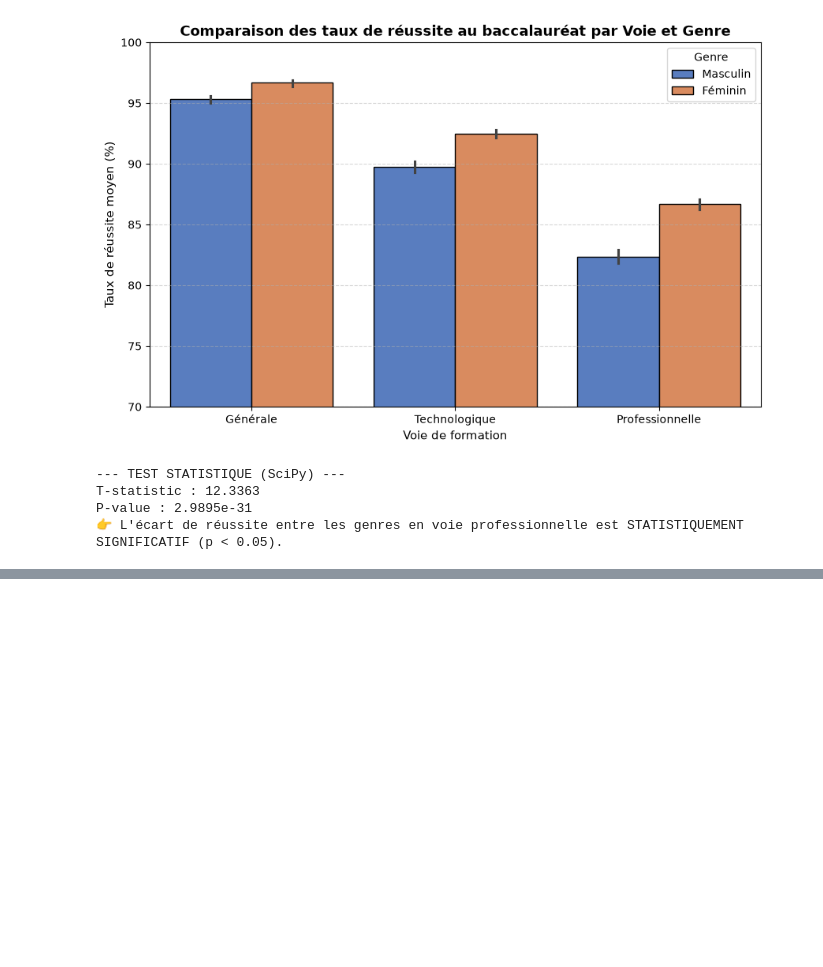
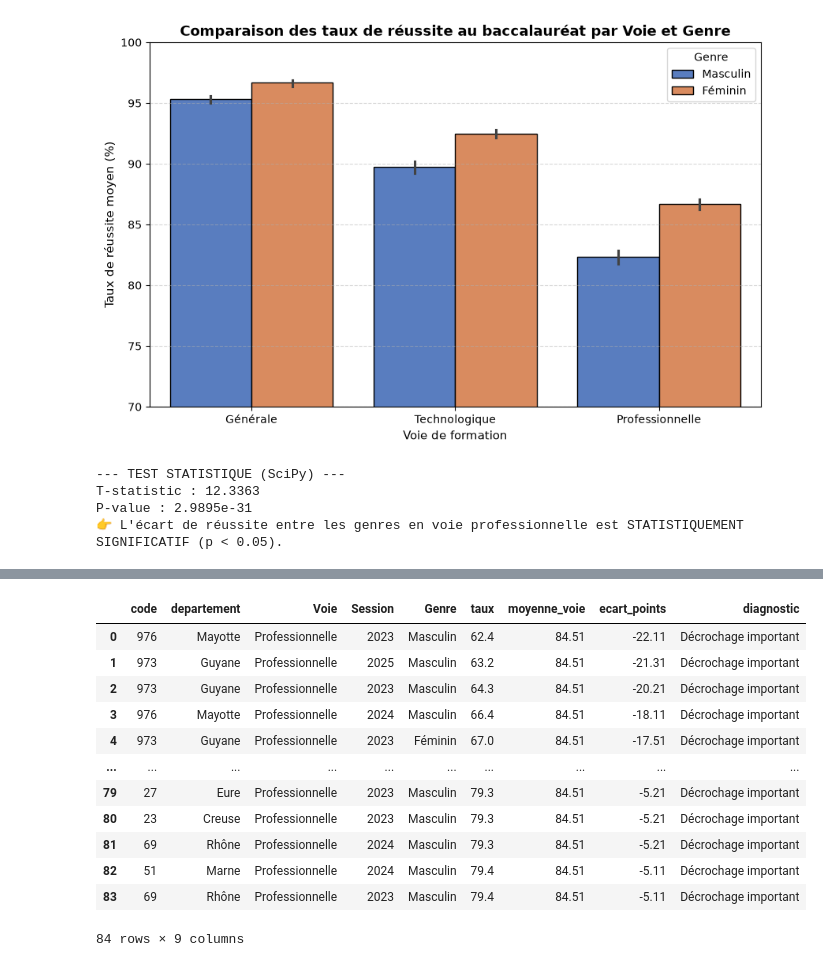
Before and after one commit to WarletAnthony/Analyse-du-taux-de-reussite-au-Baccalaureat, a Jupyter notebook: analyse_baccalaureat_departement.ipynb, the cells around one changed output, grey strips where cells are left out. Cells and saved outputs as stored; diff of their text form; code cells hidden in the pictures; blank space fills up the shorter version.

```diff
--- a/analyse_baccalaureat_departement.ipynb
+++ b/analyse_baccalaureat_departement.ipynb
@@ -280,0 +309,39 @@ P-value : 2.9895e-31
+# %%
+query = """
+SELECT
+    "Code département" AS code,
+    "Libellé département" AS departement,
+    "Voie",
+    "Session",
+    "Genre",
+    "Taux de réussite à l'examen" AS taux,
+    ROUND(AVG("Taux de réussite à l'examen") OVER(PARTITION BY "Voie"), 2) AS moyenne_voie,
+    ROUND("Taux de réussite à l'examen" - AVG("Taux de réussite à l'examen") OVER(PARTITION BY "Voie"), 2) AS ecart_points,
+    CASE
+        WHEN "Taux de réussite à l'examen" - AVG("Taux de réussite à l'examen") OVER(PARTITION BY "Voie") < -5 THEN 'Décrochage important'
+        WHEN "Taux de réussite à l'examen" - AVG("Taux de réussite à l'examen") OVER(PARTITION BY "Voie") <= -3 THEN 'Vigilance'
+        WHEN "Taux de réussite à l'examen" - AVG("Taux de réussite à l'examen") OVER(PARTITION BY "Voie") > 3 THEN 'Très bonne performance'
+        ELSE 'Dans la norme'
+    END AS diagnostic
+FROM df
+WHERE "Voie" IN ('Professionnelle')
+QUALIFY diagnostic = 'Décrochage important'
+ORDER BY "Voie", ecart_points ASC
+"""
+
+resultat = duckdb.query(query).to_df()
+display(resultat)
+# %% [output]
+|  | code | departement | Voie | Session | Genre | taux | moyenne_voie | ecart_points | diagnostic |
+| 0 | 976 | Mayotte | Professionnelle | 2023 | Masculin | 62.4 | 84.51 | -22.11 | Décrochage important |
+| 1 | 973 | Guyane | Professionnelle | 2025 | Masculin | 63.2 | 84.51 | -21.31 | Décrochage important |
+| 2 | 973 | Guyane | Professionnelle | 2023 | Masculin | 64.3 | 84.51 | -20.21 | Décrochage important |
+| 3 | 976 | Mayotte | Professionnelle | 2024 | Masculin | 66.4 | 84.51 | -18.11 | Décrochage important |
+| 4 | 973 | Guyane | Professionnelle | 2023 | Féminin | 67.0 | 84.51 | -17.51 | Décrochage important |
+| ... | ... | ... | ... | ... | ... | ... | ... | ... | ... |
+| 79 | 27 | Eure | Professionnelle | 2023 | Masculin | 79.3 | 84.51 | -5.21 | Décrochage important |
+| 80 | 23 | Creuse | Professionnelle | 2023 | Masculin | 79.3 | 84.51 | -5.21 | Décrochage important |
+| 81 | 69 | Rhône | Professionnelle | 2024 | Masculin | 79.3 | 84.51 | -5.21 | Décrochage important |
+| 82 | 51 | Marne | Professionnelle | 2024 | Masculin | 79.4 | 84.51 | -5.11 | Décrochage important |
+| 83 | 69 | Rhône | Professionnelle | 2023 | Masculin | 79.4 | 84.51 | -5.11 | Décrochage important |
+84 rows × 9 columns
```
Also changed, not shown: parts of 5 cells of this notebook.
